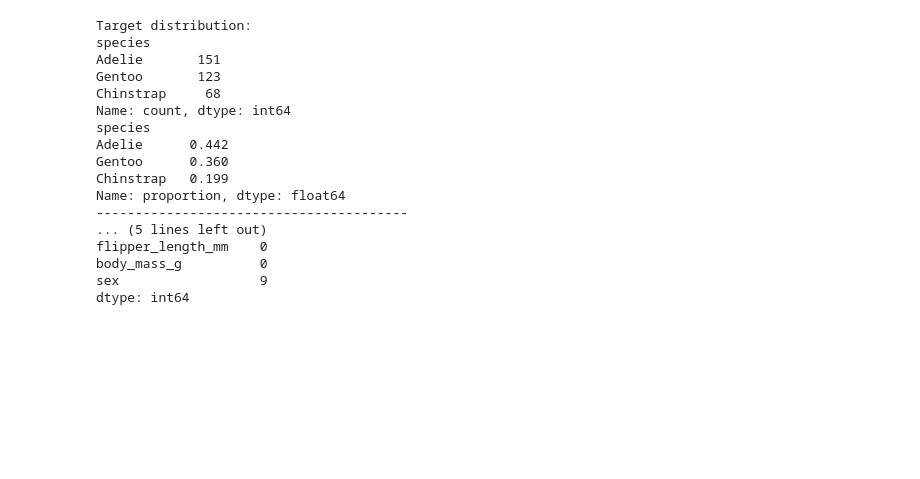
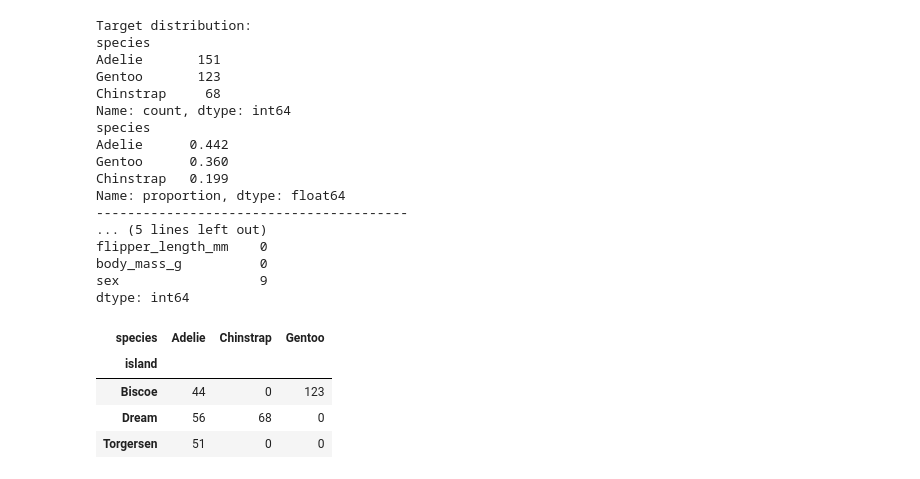
Before and after one commit to karthick180887/Day8, a Jupyter notebook: MulticlassClassification.ipynb, the cells around one changed output. Cells and saved outputs as stored; diff of their text form; code cells hidden in the pictures; blank space fills up the shorter version.

```diff
--- a/MulticlassClassification.ipynb
+++ b/MulticlassClassification.ipynb
@@ -83,3 +83,11 @@ flipper_length_mm    0
 body_mass_g          0
 sex                  9
 dtype: int64
+# %%
+pd.crosstab(df["island"],df[target_col])
+# %% [output]
+| species | Adelie | Chinstrap | Gentoo |
+| island |  |  |  |
+| Biscoe | 44 | 0 | 123 |
+| Dream | 56 | 68 | 0 |
+| Torgersen | 51 | 0 | 0 |
```
Also changed, not shown: parts of 10 cells of this notebook.
